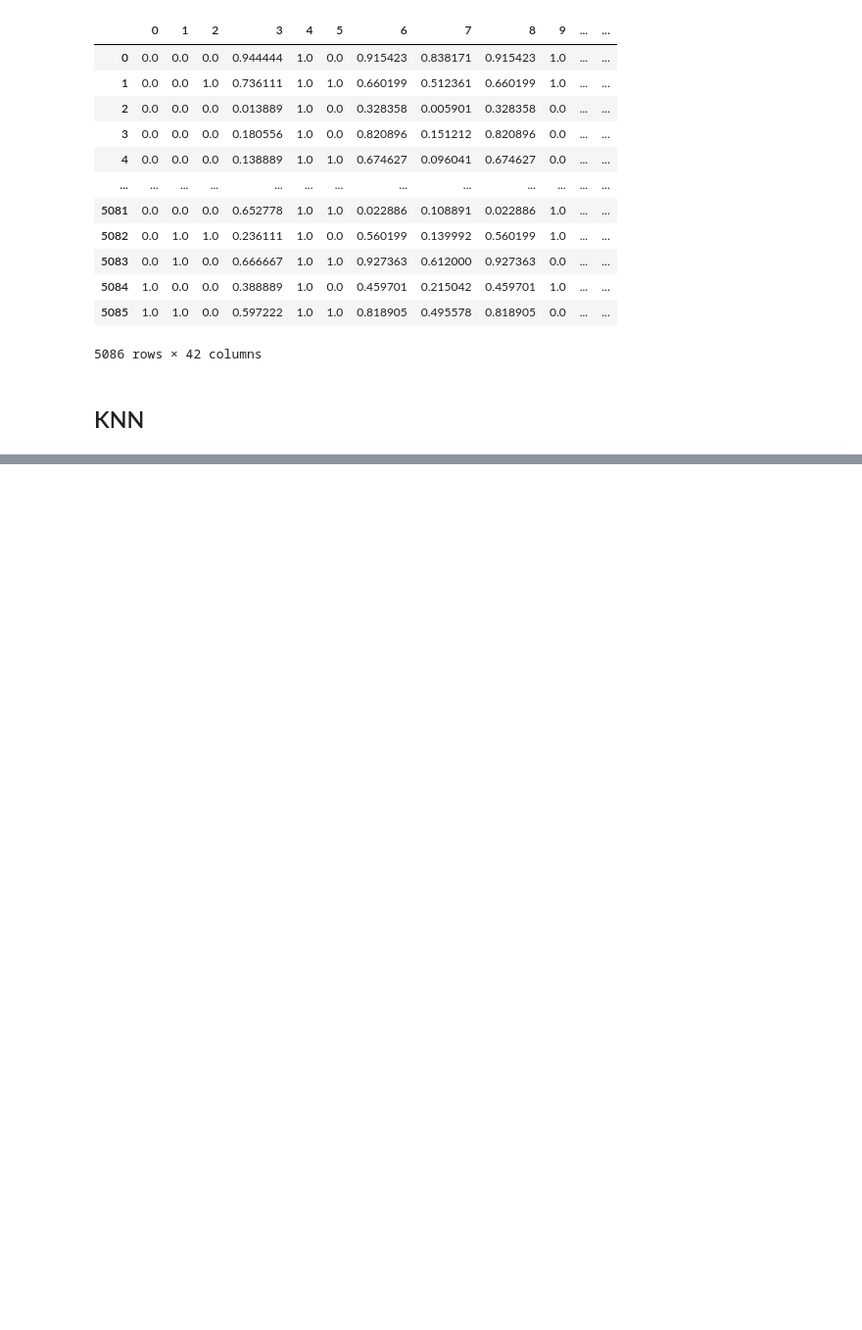
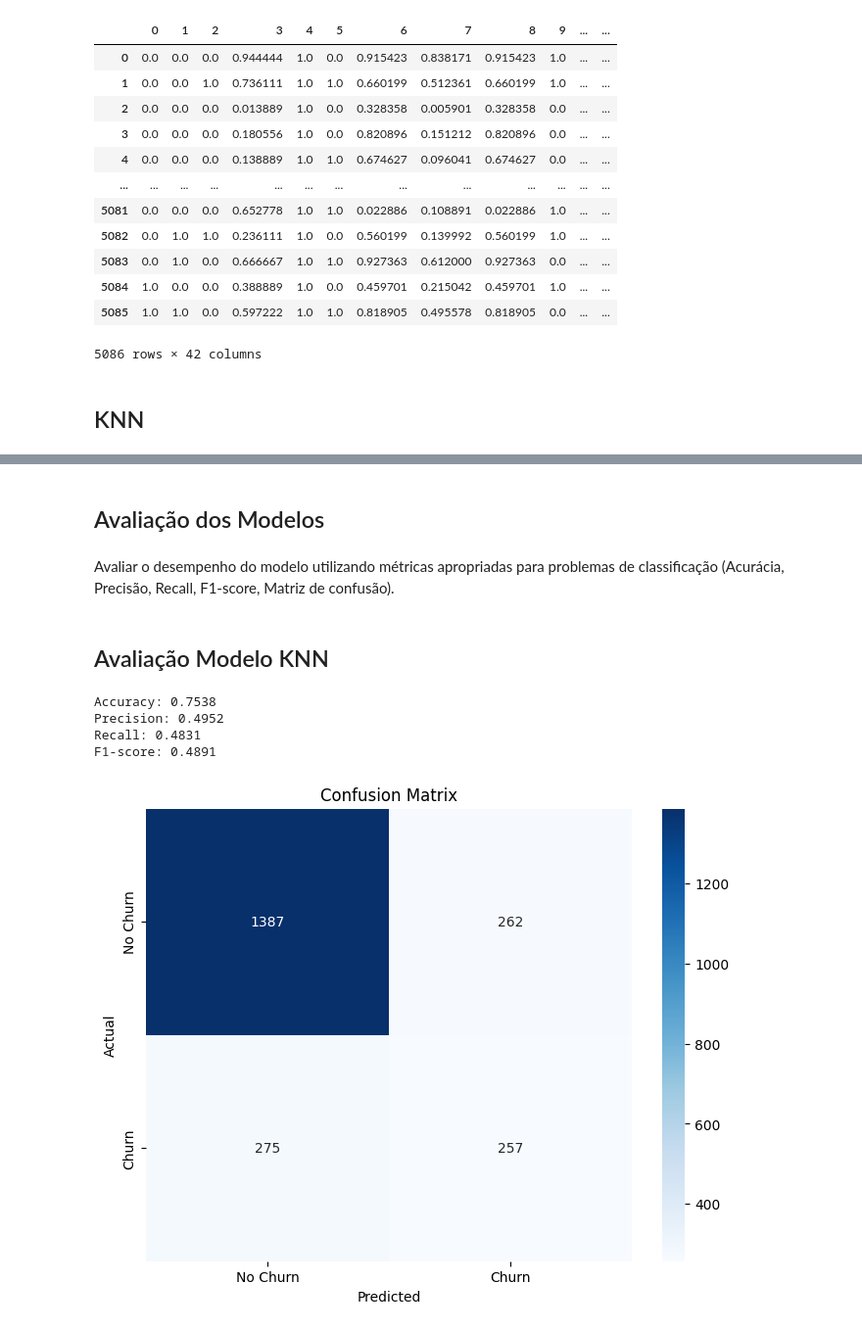
Before and after one commit to LipeSilva83/TelecomX_parte2_BR, a Jupyter notebook: CHALLENGE_TELECOMX_PT2.ipynb, the cells around one changed output, grey strips where cells are left out. Shown: that part at 98% size. Drawn from its saved outputs; the diff is of its cells as text; code cells hidden in the pictures; blank space fills up the shorter version.

Commit message:
KNN model

```diff
--- a/CHALLENGE_TELECOMX_PT2.ipynb
+++ b/CHALLENGE_TELECOMX_PT2.ipynb
@@ -362,0 +365,43 @@ knn.fit(x_treino_normalizado, y_train)
+# %%
+x_teste_normalizado = normalizacao.transform(X_test)
+# %% [markdown]
+## Avaliação dos Modelos
+# %% [markdown]
+Avaliar o desempenho do modelo utilizando métricas apropriadas para problemas de classificação (Acurácia, Precisão, Recall, F1-score, Matriz de confusão).
+# %% [markdown]
+## Avaliação Modelo KNN
+# %%
+from sklearn.metrics import accuracy_score, precision_score, recall_score, f1_score, confusion_matrix
+import matplotlib.pyplot as plt
+import seaborn as sns
+
+# Fazendo as previsões no conjunto de teste usando o modelo KNN (knn)
+y_pred = knn.predict(x_teste_normalizado) # Usando o conjunto de teste normalizado
+
+# Calcula e imprimir as métricas de avaliação
+accuracy = accuracy_score(y_test, y_pred)
+precision = precision_score(y_test, y_pred)
+recall = recall_score(y_test, y_pred)
+f1 = f1_score(y_test, y_pred)
+
+
+print(f"Accuracy: {accuracy:.4f}")
+print(f"Precision: {precision:.4f}")
+print(f"Recall: {recall:.4f}")
+print(f"F1-score: {f1:.4f}")
+
+
+# Gerar e exibir a matriz de confusão
+cm = confusion_matrix(y_test, y_pred)
+plt.figure(figsize=(8, 6))
+sns.heatmap(cm, annot=True, fmt='d', cmap='Blues', xticklabels=['No Churn', 'Churn'], yticklabels=['No Churn', 'Churn'])
+plt.xlabel('Predicted')
+plt.ylabel('Actual')
+plt.title('Confusion Matrix')
+plt.show()
+# %% [output]
+Accuracy: 0.7538
+Precision: 0.4952
+Recall: 0.4831
+F1-score: 0.4891
+[figure, added]
```
Also changed, not shown: parts of 1 cell of this notebook.
